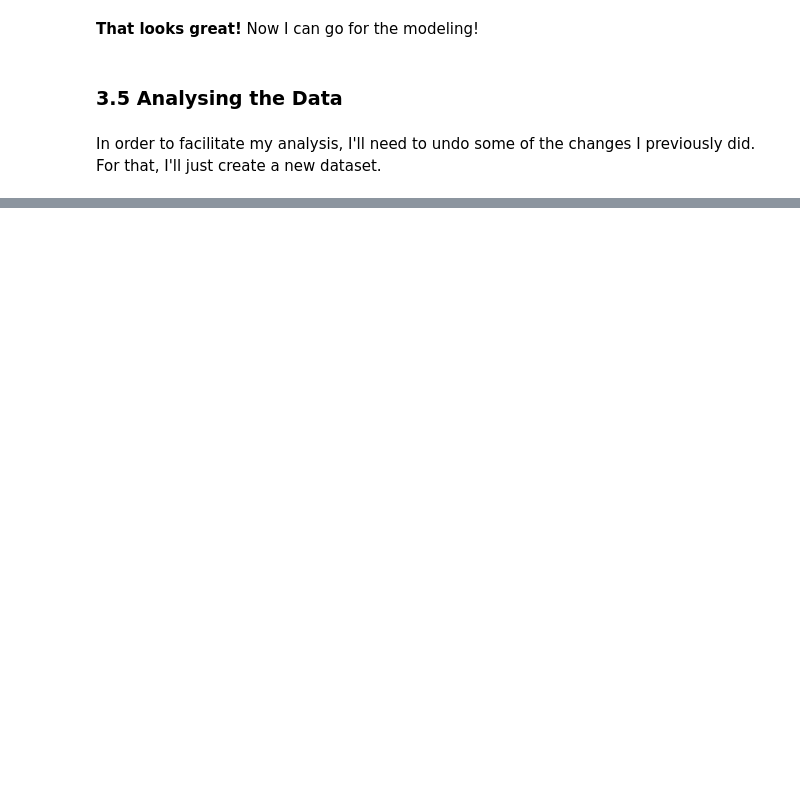
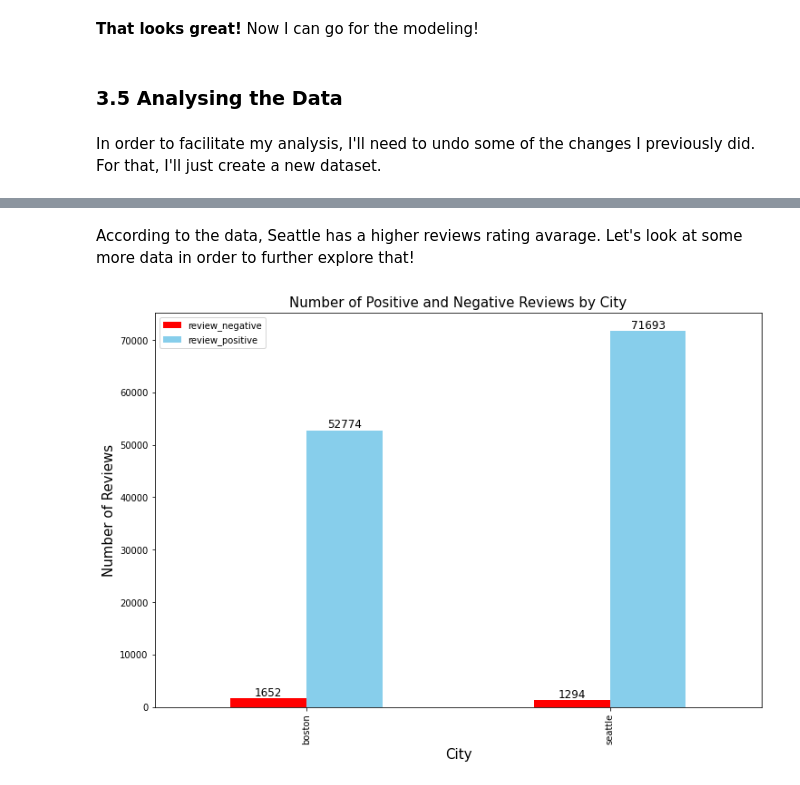
Before and after one commit to macedoti13/Airbnb-Data-Analysis, a Jupyter notebook: AirbnbDataAnalysis.ipynb, the cells around one changed output, grey strips where cells are left out. Saved outputs shown, nothing was run; the diff lists cells and outputs as text; code cells hidden in the pictures; blank space fills up the shorter version.

```diff
--- a/AirbnbDataAnalysis.ipynb
+++ b/AirbnbDataAnalysis.ipynb
@@ -1116,0 +1168,13 @@ analysis_df.head()
+# %% [markdown]
+According to the data, Seattle has a higher reviews rating avarage. Let's look at some more data in order to further explore that!
+# %%
+df2 = df.groupby('city')[['review_negative', 'review_positive']].sum()
+ax = df2.plot(kind='bar', stacked=False, color=['red', 'skyblue'], figsize=(12,8))
+ax.set_title('Number of Positive and Negative Reviews by City', size=15)
+ax.set_xlabel('City', size=15)
+ax.set_ylabel('Number of Reviews', size=15)
+
+for i in ax.containers:
+    ax.bar_label(i, size=12)
+# %% [output]
+[figure, added]
```
Also changed, not shown: parts of 3 cells of this notebook.
